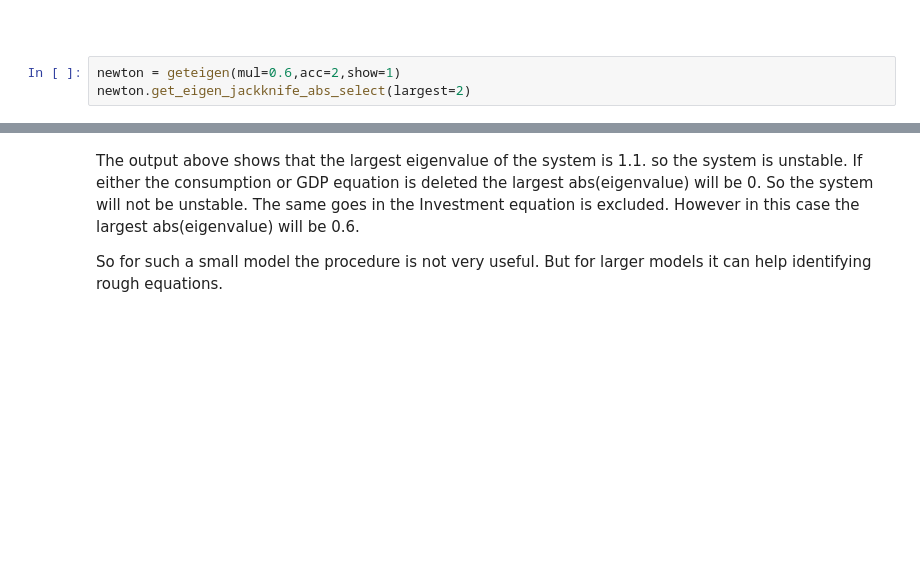
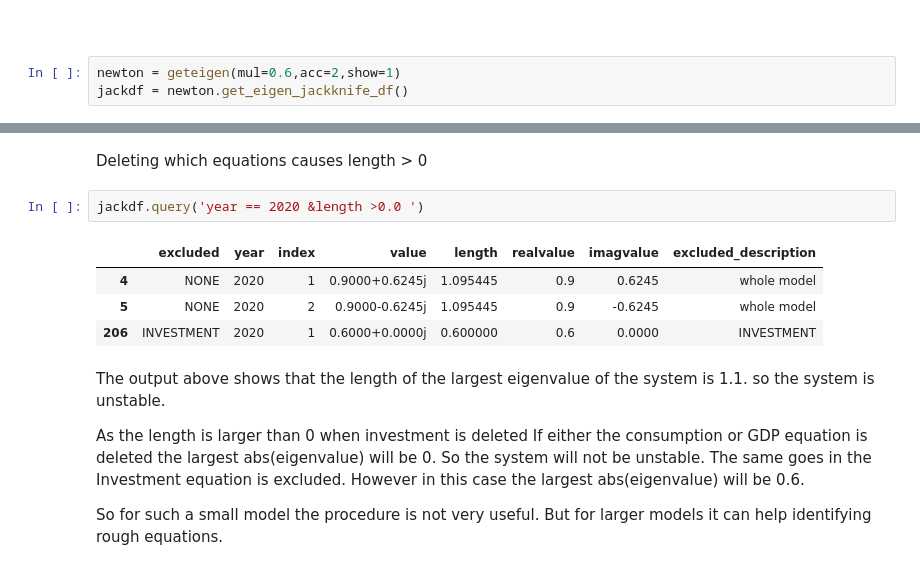
Before and after one commit to IbHansen/modelflow-manual, a Jupyter notebook: papers/mfbook/content/07_MoreFeatures/stability introduction.ipynb, the cells around one changed output, grey strips where cells are left out. Saved outputs shown, nothing was run; the diff lists cells and outputs as text; blank space fills up the shorter version.

```diff
--- a/papers/mfbook/content/07_MoreFeatures/stability introduction.ipynb
+++ b/papers/mfbook/content/07_MoreFeatures/stability introduction.ipynb
@@ -357,7 +359,7 @@ Contributions to better naming are very welcome.
 ###
 # %%
 newton = geteigen(mul=0.6,acc=2,show=1)
-newton.get_eigen_jackknife_abs_select(largest=2)
+jackdf = newton.get_eigen_jackknife_df()
 # %% [output]
 **Model where multiplier = 0.6 and accelerator = 2**
 [figure]
@@ -384,5 +379,16 @@ dtype: float64
+# %% [markdown]
+Deleting which equations causes length  > 0
+# %%
+jackdf.query('year == 2020 &length >0.0 ')
+# %% [output]
+|  | excluded | year | index | value | length | realvalue | imagvalue | excluded_description |
+| 4 | NONE | 2020 | 1 | 0.9000+0.6245j | 1.095445 | 0.9 | 0.6245 | whole model |
+| 5 | NONE | 2020 | 2 | 0.9000-0.6245j | 1.095445 | 0.9 | -0.6245 | whole model |
+| 206 | INVESTMENT | 2020 | 1 | 0.6000+0.0000j | 0.600000 | 0.6 | 0.0000 | INVESTMENT |
 # %% [markdown]
-The output above shows that the largest eigenvalue of the system is 1.1. so the system is unstable. If either the consumption or  GDP equation is deleted the largest abs(eigenvalue)  will
+The output above shows that the length of the largest eigenvalue of the system is 1.1. so the system is unstable.
+
+As the length is larger than 0 when investment is deleted If either the consumption or  GDP equation is deleted the largest abs(eigenvalue)  will
 be 0. So the system will not be unstable. The same goes in the Investment equation is excluded. However in this case the largest abs(eigenvalue) will be 0.6.
 
 So for such a small model the procedure is not very useful. But for larger models it can help identifying rough equations.
```
Also changed, not shown: parts of 8 cells of this notebook, 12 other files.
